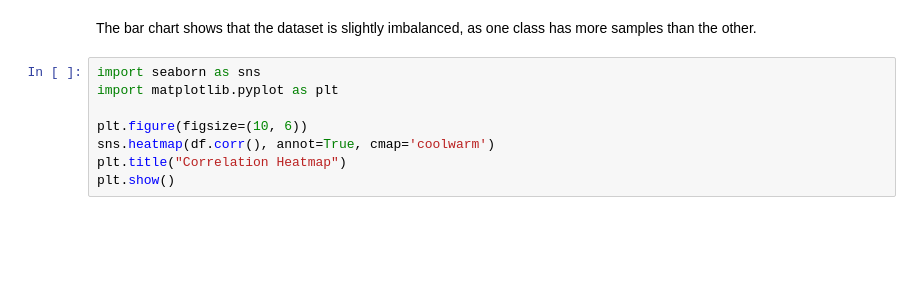
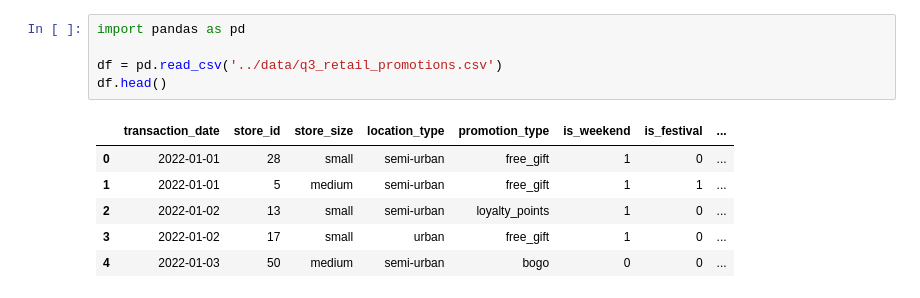
Before and after one commit to sukainausman0-cmyk/ml-assessment-sukaina-usman, a Jupyter notebook: part_a/q3_supervised.ipynb, the cells around one changed output. Cells and saved outputs as stored; diff of their text form; blank space fills up the shorter version.

```diff
--- a/part_a/q3_supervised.ipynb
+++ b/part_a/q3_supervised.ipynb
@@ -50,10 +1,12 @@ plt.show()
-# %% [markdown]
-The bar chart shows that the dataset is slightly imbalanced, as one class has more samples than the other.
-# %%
-import seaborn as sns
-import matplotlib.pyplot as plt
-
-plt.figure(figsize=(10, 6))
-sns.heatmap(df.corr(), annot=True, cmap='coolwarm')
-plt.title("Correlation Heatmap")
-plt.show()
+# %%
+import pandas as pd
+
+df = pd.read_csv('../data/q3_retail_promotions.csv')
+df.head()
+# %% [output]
+|  | transaction_date | store_id | store_size | location_type | promotion_type | is_weekend | is_festival | ... |
+| 0 | 2022-01-01 | 28 | small | semi-urban | free_gift | 1 | 0 | ... |
+| 1 | 2022-01-01 | 5 | medium | semi-urban | free_gift | 1 | 1 | ... |
+| 2 | 2022-01-02 | 13 | small | semi-urban | loyalty_points | 1 | 0 | ... |
+| 3 | 2022-01-02 | 17 | small | urban | free_gift | 1 | 0 | ... |
+| 4 | 2022-01-03 | 50 | medium | semi-urban | bogo | 0 | 0 | ... |
```
Also changed, not shown: parts of 14 cells of this notebook, 2 other files.
